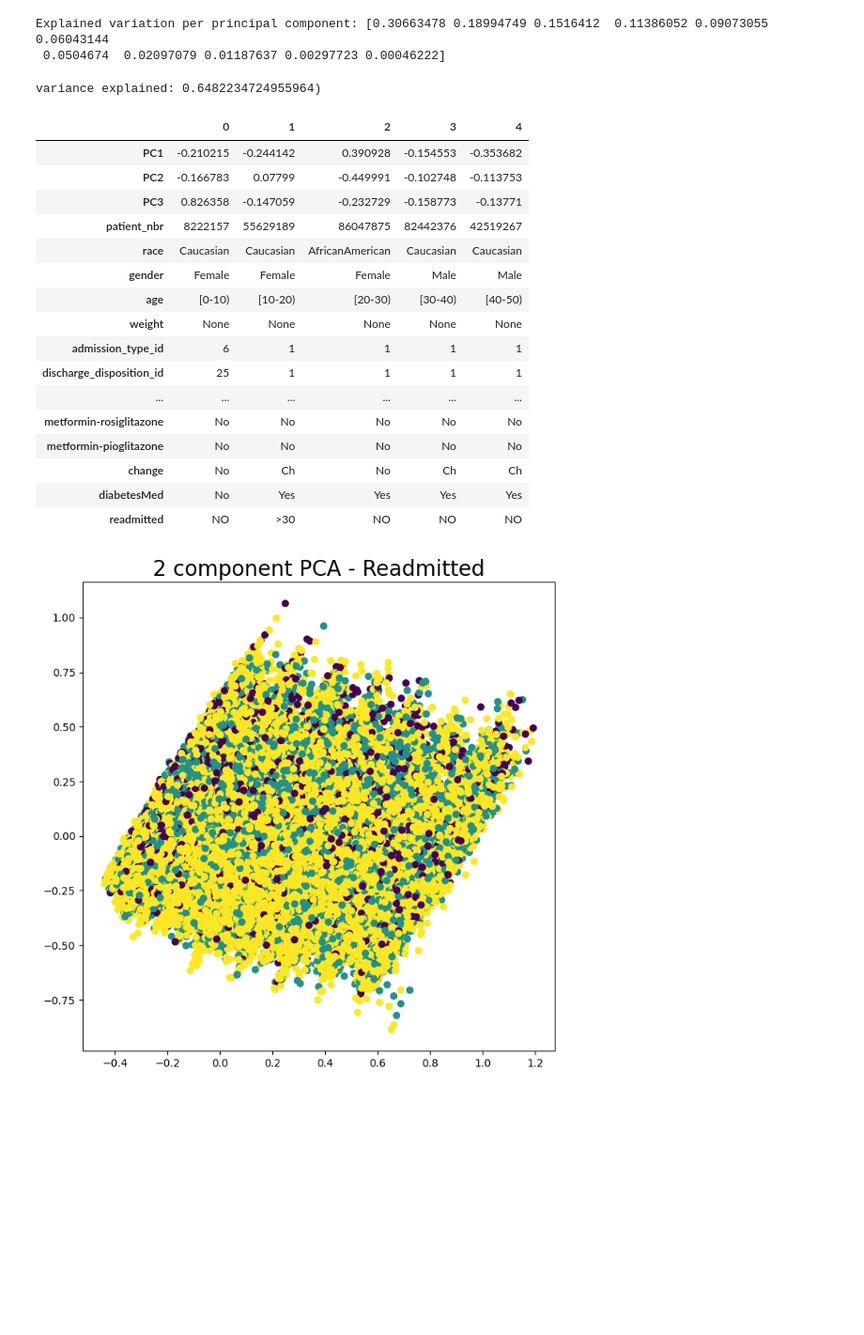
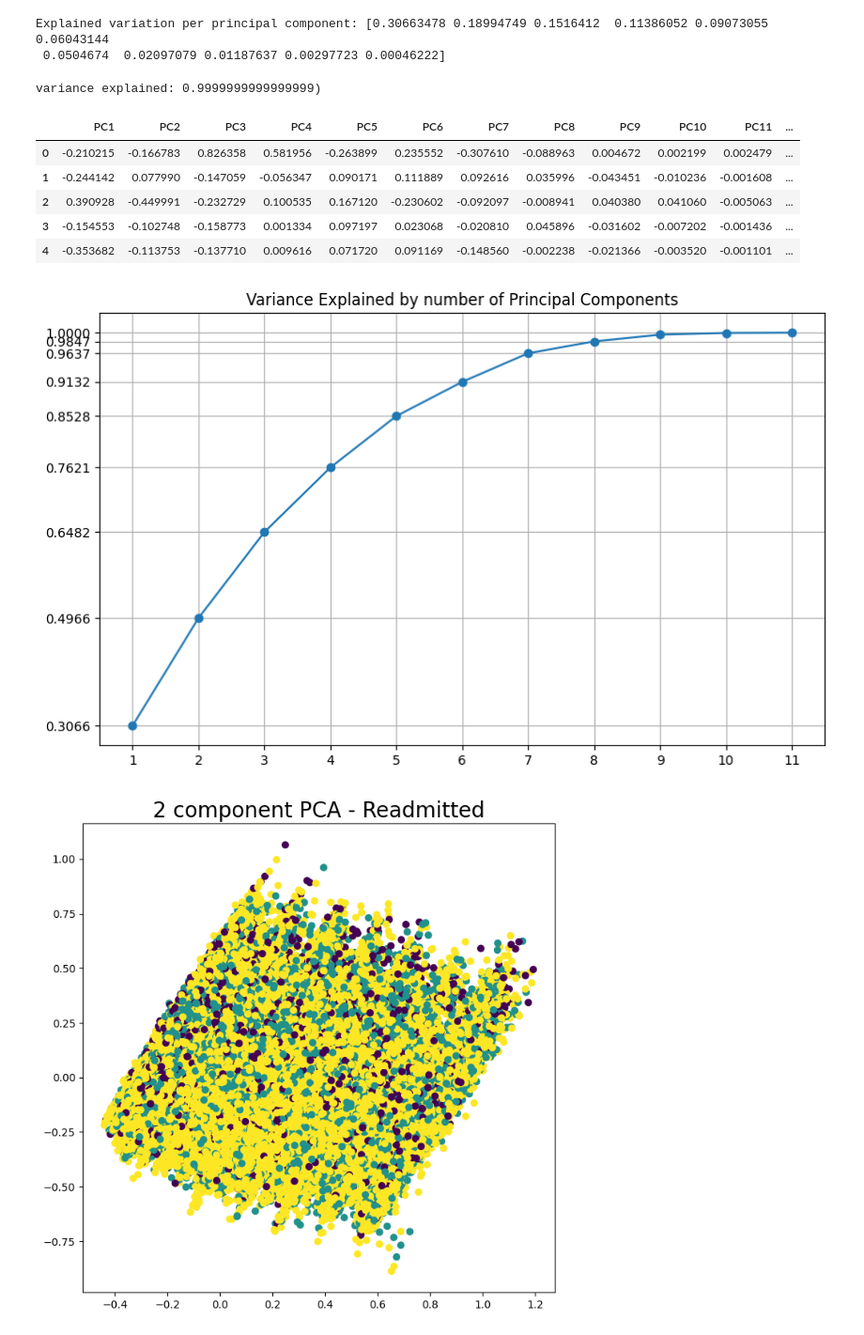
Before and after one commit to BAlmeidaS/predictive-analysis, a Jupyter notebook: notebook.ipynb, the cells around one changed output. Shown at 94% size. Cells and saved outputs as stored; diff of their text form; code cells hidden in the pictures; blank space fills up the shorter version.

Commit message:
plot variance explained by number of PCs

```diff
--- a/notebook.ipynb
+++ b/notebook.ipynb
@@ -352,36 +352,47 @@ print('Explained variation per principal component: {}'.format(pca_readmit.expla
 Explained variation per principal component: [0.30663478 0.18994749 0.1516412  0.11386052 0.09073055 0.06043144
  0.0504674  0.02097079 0.01187637 0.00297723 0.00046222]
 # %%
-pcs = 3
+pcs = 11
 pc_df = pd.DataFrame(data = principalComponents_readmit[:, :pcs],
                      columns = [f"PC{i}" for i in range(1, pcs+1)])
-print(f"variance explained: {sum(pca_readmit.explained_variance_ratio_[:3])})")
+print(f"variance explained: {sum(pca_readmit.explained_variance_ratio_[:pcs])})")
 
 # merge with the target variable
 pc_df = pd.concat([pc_df, df], axis = 1)
 
 # print all rows
 with pd.option_context('display.max_rows', None, 'display.max_columns', None):
-    display(pc_df.head().T)
+    display(pc_df.head())
 # %% [output]
-variance explained: 0.6482234724955964)
+variance explained: 0.9999999999999999)
-|  | 0 | 1 | 2 | 3 | 4 |
-| PC1 | -0.210215 | -0.244142 | 0.390928 | -0.154553 | -0.353682 |
-| PC2 | -0.166783 | 0.07799 | -0.449991 | -0.102748 | -0.113753 |
-| PC3 | 0.826358 | -0.147059 | -0.232729 | -0.158773 | -0.13771 |
-| patient_nbr | 8222157 | 55629189 | 86047875 | 82442376 | 42519267 |
-| race | Caucasian | Caucasian | AfricanAmerican | Caucasian | Caucasian |
-| gender | Female | Female | Female | Male | Male |
-| age | [0-10) | [10-20) | [20-30) | [30-40) | [40-50) |
-| weight | None | None | None | None | None |
-| admission_type_id | 6 | 1 | 1 | 1 | 1 |
-| discharge_disposition_id | 25 | 1 | 1 | 1 | 1 |
-| ... | ... | ... | ... | ... | ... |
-| metformin-rosiglitazone | No | No | No | No | No |
-| metformin-pioglitazone | No | No | No | No | No |
-| change | No | Ch | No | Ch | Ch |
-| diabetesMed | No | Yes | Yes | Yes | Yes |
-| readmitted | NO | >30 | NO | NO | NO |
+|  | PC1 | PC2 | PC3 | PC4 | PC5 | PC6 | PC7 | PC8 | PC9 | PC10 | PC11 | ... |
+| 0 | -0.210215 | -0.166783 | 0.826358 | 0.581956 | -0.263899 | 0.235552 | -0.307610 | -0.088963 | 0.004672 | 0.002199 | 0.002479 | ... |
+| 1 | -0.244142 | 0.077990 | -0.147059 | -0.056347 | 0.090171 | 0.111889 | 0.092616 | 0.035996 | -0.043451 | -0.010236 | -0.001608 | ... |
+| 2 | 0.390928 | -0.449991 | -0.232729 | 0.100535 | 0.167120 | -0.230602 | -0.092097 | -0.008941 | 0.040380 | 0.041060 | -0.005063 | ... |
+| 3 | -0.154553 | -0.102748 | -0.158773 | 0.001334 | 0.097197 | 0.023068 | -0.020810 | 0.045896 | -0.031602 | -0.007202 | -0.001436 | ... |
+| 4 | -0.353682 | -0.113753 | -0.137710 | 0.009616 | 0.071720 | 0.091169 | -0.148560 | -0.002238 | -0.021366 | -0.003520 | -0.001101 | ... |
+# %%
+# plot how much variance is explained if we consider different range of principal components
+
+variances = {
+    i: sum(pca_readmit.explained_variance_ratio_[:i])
+    for i in range(1, pca_readmit.n_components_+1)
+}
+x = list(variances.keys())
+y = list(variances.values())
+
+# plot a line plot based on the variances dictionary
+plt.figure(figsize=(10, 6))
+plt.plot(x, y, marker = "o")
+
+plt.xticks(x)
+plt.yticks(y[:8] + [y[-1]])
+
+plt.title("Variance Explained by number of Principal Components")
+
+plt.grid(True)
+# %% [output]
+[figure, added]
 # %%
 fig = plt.figure(figsize = (8,8))
 
```
Also changed, not shown: parts of 1 cell of this notebook.
